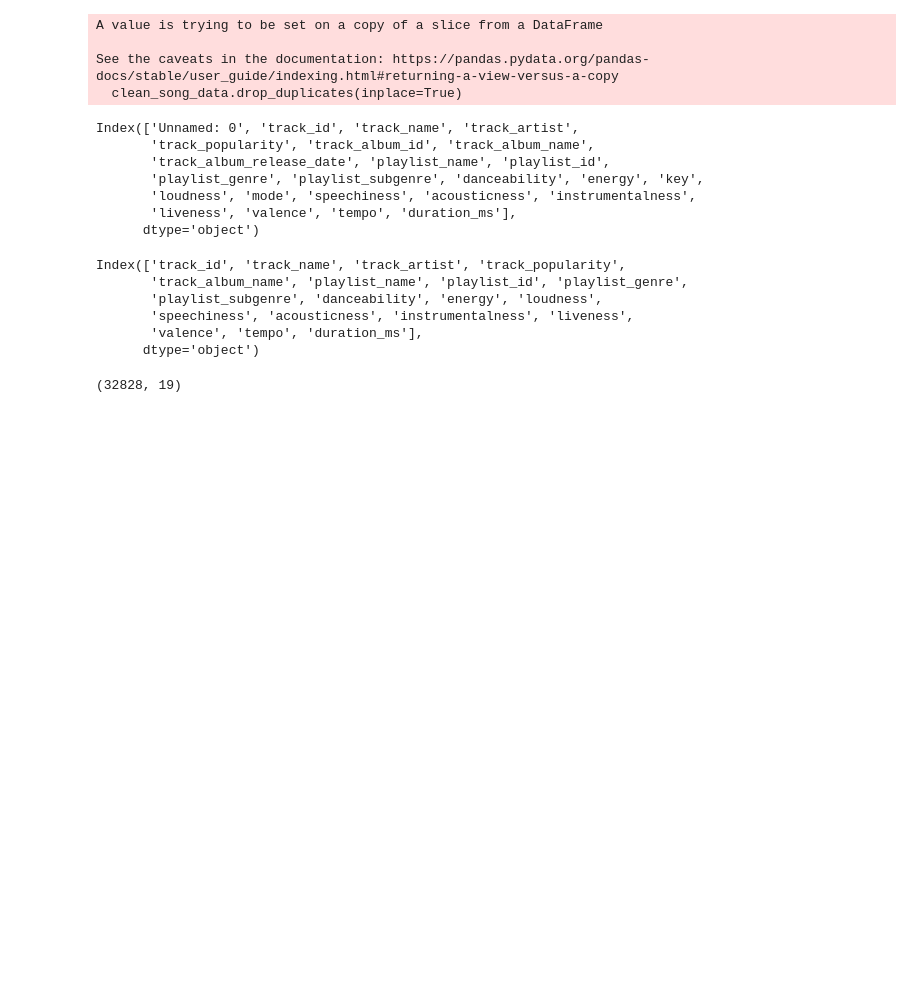
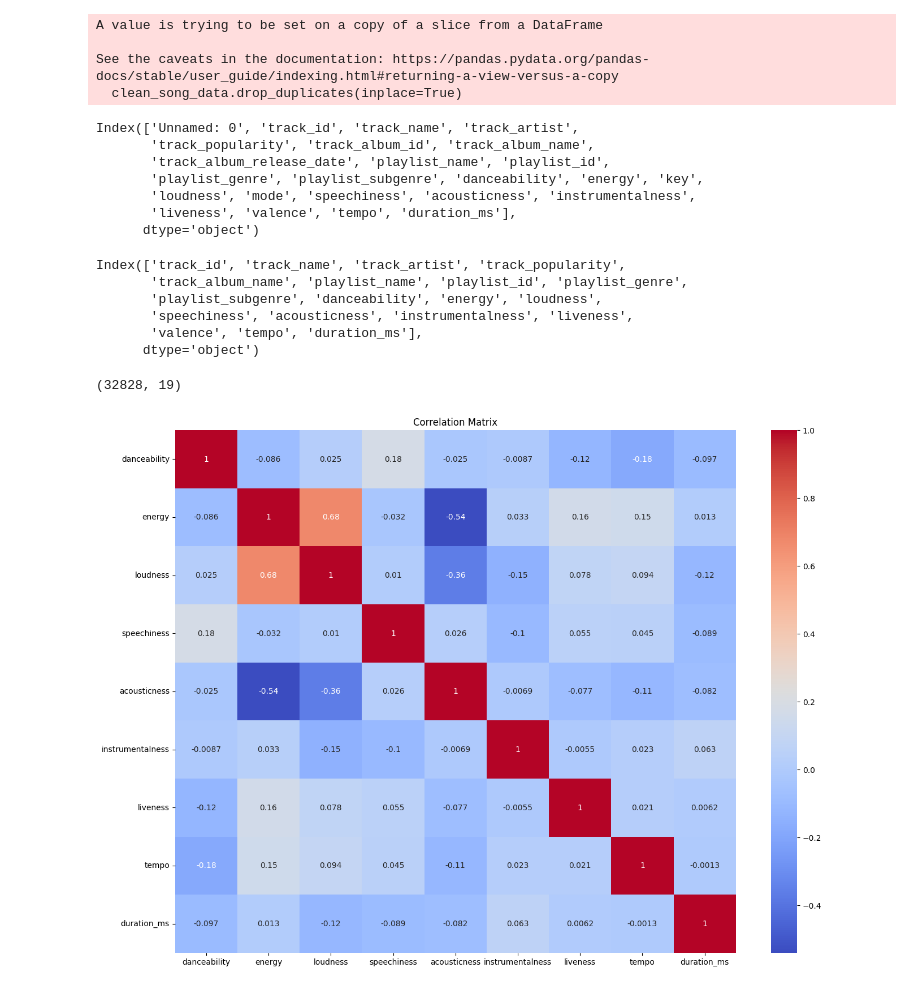
Before and after one commit to mariashiferaw/Team-4--Music-Recommendation-System, a Jupyter notebook: Data_Cleaning_Maria.ipynb, the cells around one changed output. Cells and saved outputs as stored; diff of their text form; code cells hidden in the pictures; blank space fills up the shorter version.

```diff
--- a/Data_Cleaning_Maria.ipynb
+++ b/Data_Cleaning_Maria.ipynb
@@ -111,3 +111,19 @@ Index(['track_id', 'track_name', 'track_artist', 'track_popularity',
        'valence', 'tempo', 'duration_ms'],
       dtype='object')
 (32828, 19)
+# %%
+#Created a heatmap to see the correlation between the different features of the data
+features = cleaned_song_data[['danceability', 'energy','loudness', 'speechiness',
+                              'acousticness', 'instrumentalness', 'liveness', 'tempo', 'duration_ms']]
+# %%
+import seaborn as sns
+import matplotlib.pyplot as plt
+
+corr_matrix = features.corr()
+
+plt.figure(figsize=(16,12))
+sns.heatmap(corr_matrix,annot=True,cmap='coolwarm')
+plt.title('Correlation Matrix')
+plt.show()
+# %% [output]
+[figure, added]
```
